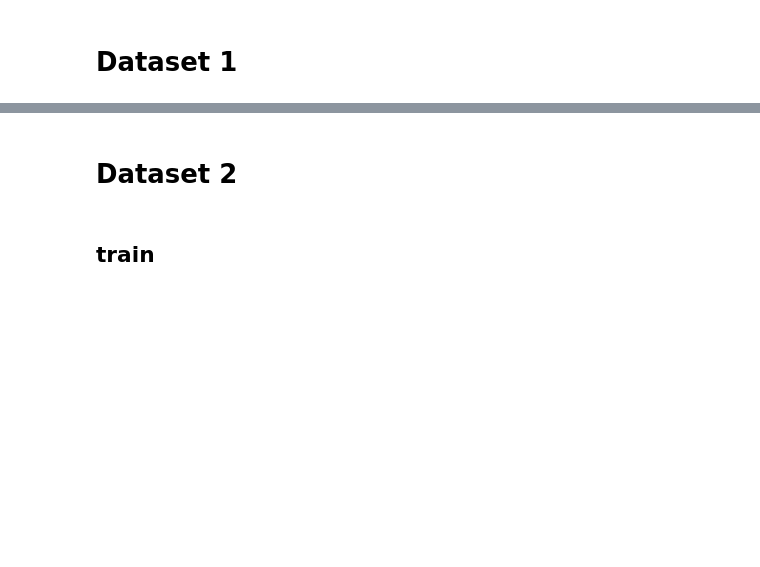
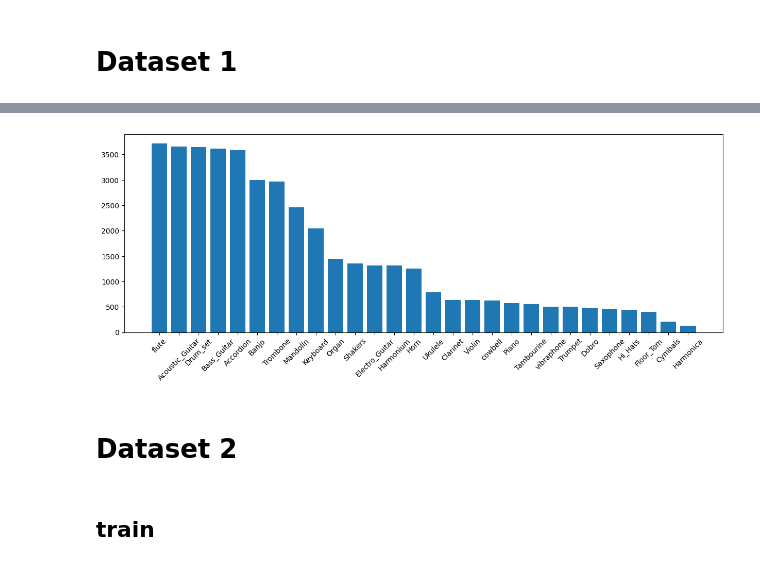
Before and after one commit to jimmoi/DSP_project, a Jupyter notebook: model/jupyter/data_exploration.ipynb, the cells around one changed output, grey strips where cells are left out. Drawn from its saved outputs; the diff is of its cells as text; code cells hidden in the pictures; blank space fills up the shorter version.

```diff
--- a/model/jupyter/data_exploration.ipynb
+++ b/model/jupyter/data_exploration.ipynb
@@ -9,3 +11,6 @@ import sys
+# %%
+def get_wav_duration(filename):
+    return librosa.get_duration(path=filename)
 # %%
 
 def play_wav(filename, device_id=None, volume=1.0):
@@ -57,0 +44,18 @@ Violin
+# %%
+path = r"H:\DSP_project\ignoredir\dataset\archive\music_dataset"
+
+data = []
+for folder in os.listdir(path):
+    folder_path = os.path.join(path, folder)
+    if os.path.isdir(folder_path):  # Ensure it's a folder
+        files = os.listdir(folder_path)  # List only files in the folder
+        data.extend([(os.path.join(folder_path, file), folder) for file in files])
+
+df = pd.DataFrame(data, columns=["fname", "Class"])
+df.sort_values("Class", inplace= True)
+df.reset_index(inplace=True, drop=True)
+
+df["duration"] = df["fname"].map(get_wav_duration)
+
+# with Pool(processes=6) as pool:  # Use only real cores
+#     test["duration"] = list(pool.imap_unordered(get_wav_duration, test["fname"]))
@@ -57,0 +116,8 @@ Violin
+# %%
+test = df.value_counts("Class")
+plt.figure(figsize=(15,5))
+plt.bar(test.index, test, )
+plt.xticks(rotation=45)
+plt.show()
+# %% [output]
+[figure, added]
```
Also changed, not shown: parts of 24 cells of this notebook.
